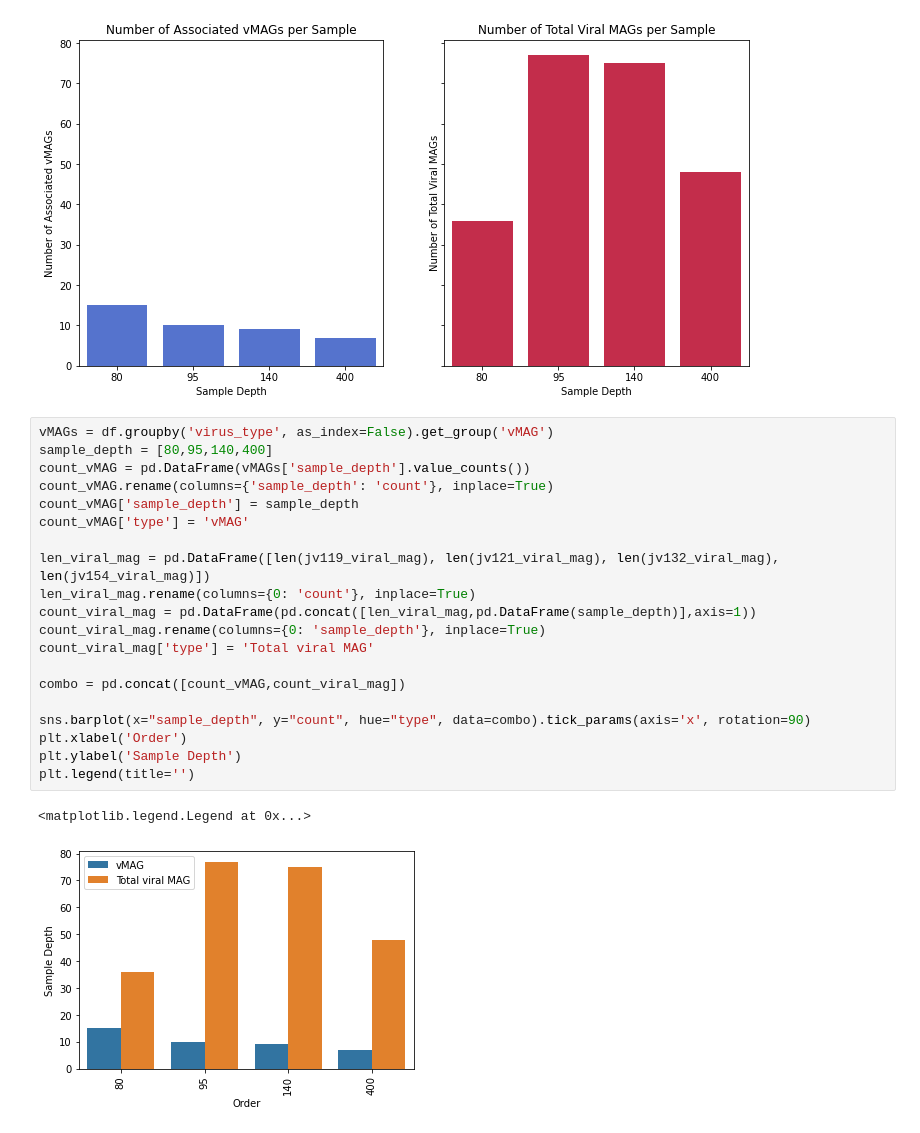
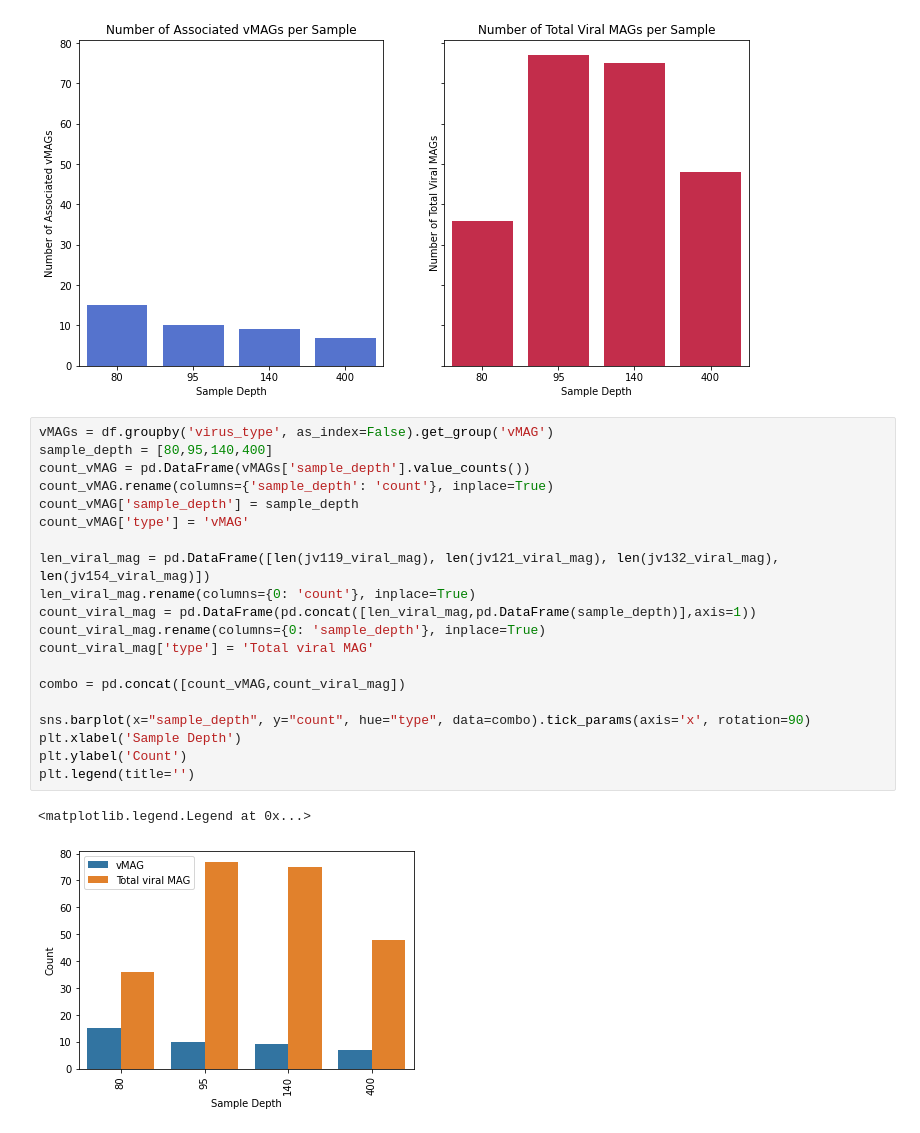
Before and after one commit to mdherring/OMZ_MH_Analysis, a Jupyter notebook: 02_host_virus_assoc_summary.ipynb, the cells around one changed output. Drawn from its saved outputs; the diff is of its cells as text.

Commit message:
fixed axis titles on last figure

```diff
--- a/02_host_virus_assoc_summary.ipynb
+++ b/02_host_virus_assoc_summary.ipynb
@@ -326,23 +326,23 @@ Text(0.5, 1.0, 'Number of Total Viral MAGs per Sample')
 # %%
 vMAGs = df.groupby('virus_type', as_index=False).get_group('vMAG')
 sample_depth = [80,95,140,400]
 count_vMAG = pd.DataFrame(vMAGs['sample_depth'].value_counts())
 count_vMAG.rename(columns={'sample_depth': 'count'}, inplace=True)
 count_vMAG['sample_depth'] = sample_depth
 count_vMAG['type'] = 'vMAG'
 
 len_viral_mag = pd.DataFrame([len(jv119_viral_mag), len(jv121_viral_mag), len(jv132_viral_mag), len(jv154_viral_mag)])
 len_viral_mag.rename(columns={0: 'count'}, inplace=True)
 count_viral_mag = pd.DataFrame(pd.concat([len_viral_mag,pd.DataFrame(sample_depth)],axis=1))
 count_viral_mag.rename(columns={0: 'sample_depth'}, inplace=True)
 count_viral_mag['type'] = 'Total viral MAG'
 
 combo = pd.concat([count_vMAG,count_viral_mag])
 
 sns.barplot(x="sample_depth", y="count", hue="type", data=combo).tick_params(axis='x', rotation=90)
-plt.xlabel('Order')
-plt.ylabel('Sample Depth')
+plt.xlabel('Sample Depth')
+plt.ylabel('Count')
 plt.legend(title='')
 # %% [output]
 <matplotlib.legend.Legend at 0x...>
-[figure, old version]
+[figure, new version]
```
